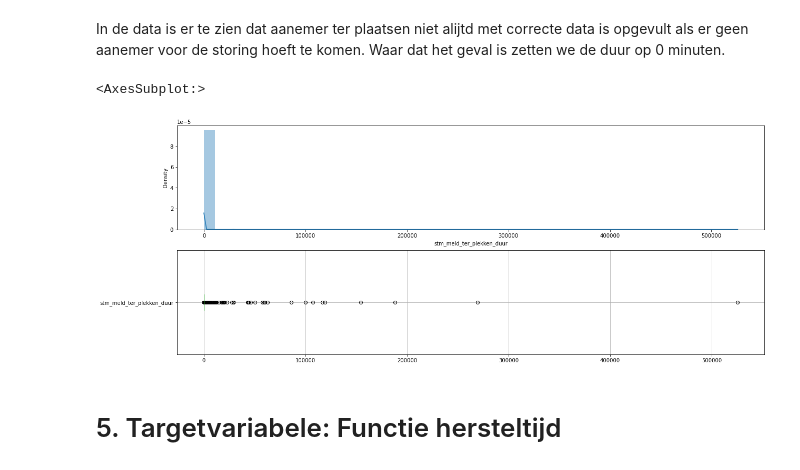
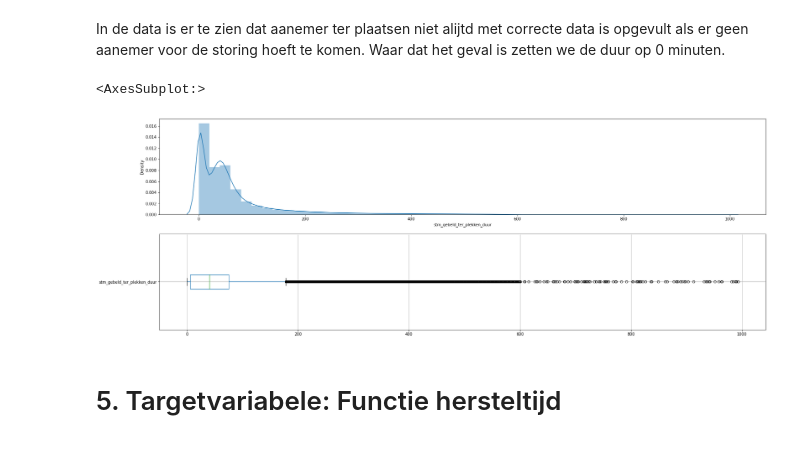
Before and after one commit to pebro18/2021-AI-DDB-V2A-PG1, a Jupyter notebook: 2.Data_Understanding.ipynb, the cells around one changed output. Drawn from its saved outputs; the diff is of its cells as text; code cells hidden in the pictures.

```diff
--- a/2.Data_Understanding.ipynb
+++ b/2.Data_Understanding.ipynb
@@ -556,14 +558,15 @@ table['stm_gebeld_ter_plekken_duur'] = (table['stm_aanntpl_ddt'] - table['stm_aa
 table.loc[(table['stm_meld_gebeld_duur'] < 0), 'stm_meld_gebeld_duur'] = 0
 table.loc[(table['stm_meld_ter_plekken_duur'] < 0), 'stm_meld_ter_plekken_duur'] = 0
 table.loc[(table['stm_gebeld_ter_plekken_duur'] < 0), 'stm_gebeld_ter_plekken_duur'] = 0
+table = table[table['stm_gebeld_ter_plekken_duur'] < 1000]
 table = table.dropna()
 # %%
-fig, (ax1,ax2) = plt.subplots(2,1, figsize=(20, 8))
-sns.distplot(table.stm_meld_ter_plekken_duur, ax = ax1)
-table.boxplot(['stm_meld_ter_plekken_duur'], ax = ax2, vert=False)
+fig, (ax1,ax2) = plt.subplots(2,1, figsize=(28, 10))
+sns.distplot(table.stm_gebeld_ter_plekken_duur, ax = ax1)
+table.boxplot(['stm_gebeld_ter_plekken_duur'], ax = ax2, vert=False)
 # %% [output]
 <AxesSubplot:>
-[figure, old version]
+[figure, new version]
 # %% [markdown]
 # 5. Targetvariabele: Functie hersteltijd
 # %% [markdown]
```
Also changed, not shown: parts of 114 cells of this notebook.
